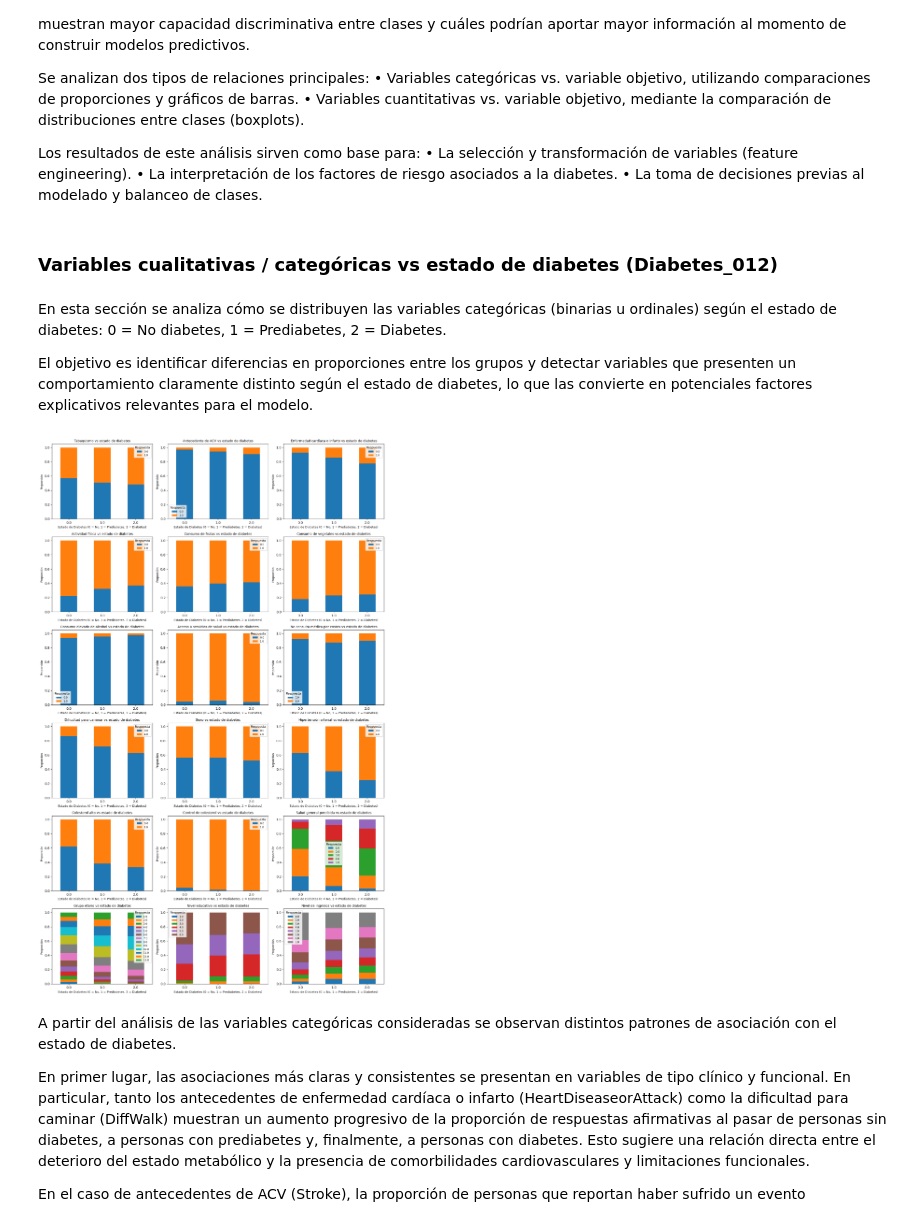
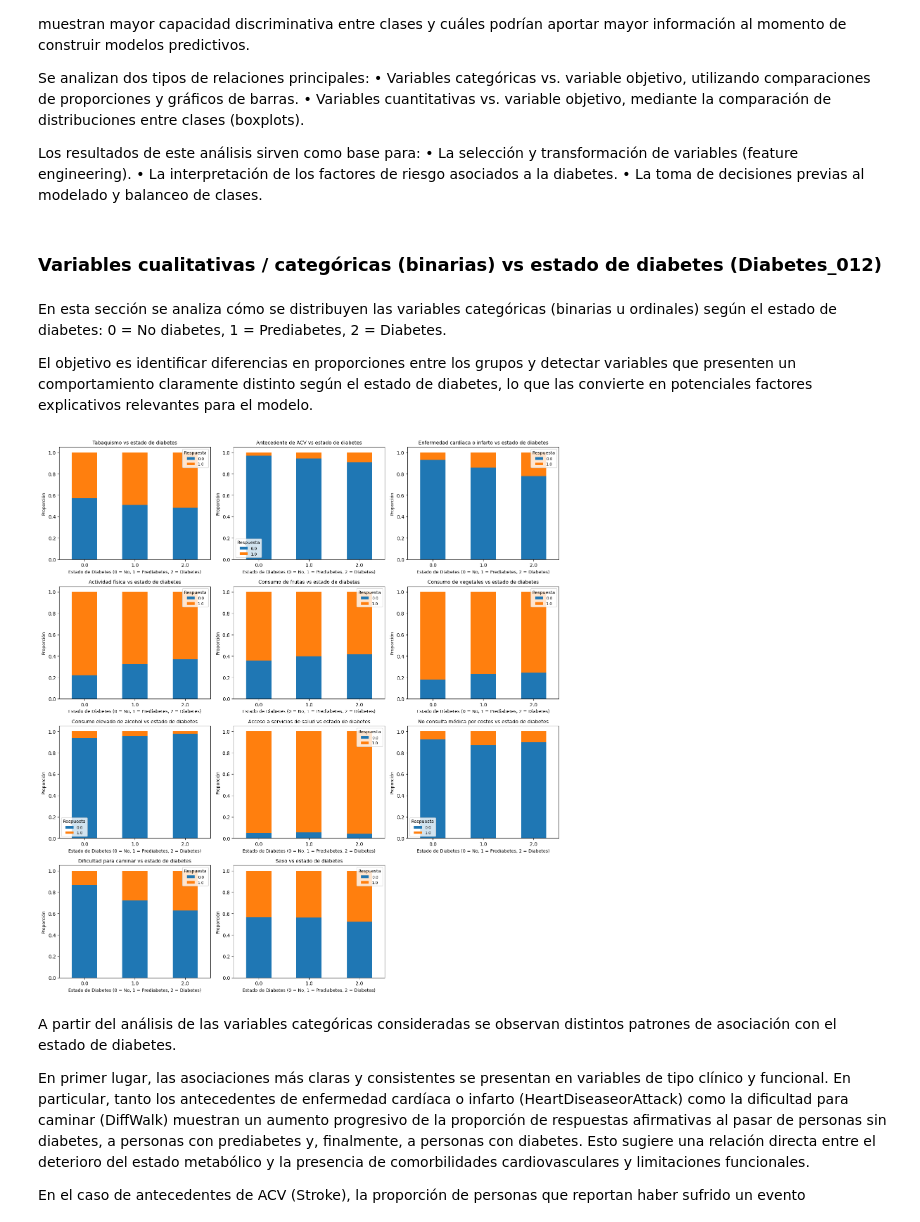
Before and after one commit to sebas-serrano/Diabetes_Health_Indicators, a Jupyter notebook: notebooks/Diabetes_Health_Indicators.ipynb, the cells around one changed output. Drawn from its saved outputs; the diff is of its cells as text; code cells hidden in the pictures.

```diff
--- a/notebooks/Diabetes_Health_Indicators.ipynb
+++ b/notebooks/Diabetes_Health_Indicators.ipynb
@@ -533,7 +533,7 @@ Los resultados de este análisis sirven como base para:
 	•	La interpretación de los factores de riesgo asociados a la diabetes.
 	•	La toma de decisiones previas al modelado y balanceo de clases.
 # %% [markdown]
-### Variables cualitativas / categóricas vs estado de diabetes (Diabetes_012)
+### Variables cualitativas / categóricas (binarias) vs estado de diabetes (Diabetes_012)
 # %% [markdown]
 En esta sección se analiza cómo se distribuyen las variables categóricas (binarias u ordinales) según el estado de diabetes:
 0 = No diabetes, 1 = Prediabetes, 2 = Diabetes.
@@ -544,6 +544,7 @@ import matplotlib.pyplot as plt
 import pandas as pd
 import numpy as np
 
+# Variables categóricas a analizar (11)
 cat_vars = [
     'Smoker',
     'Stroke',
@@ -555,17 +556,10 @@ cat_vars = [
     'AnyHealthcare',
     'NoDocbcCost',
     'DiffWalk',
-    'Sex',
-    # agregadas al final
-    'HighBP',
-    'HighChol',
-    'CholCheck',
-    'GenHlth',
-    'Age',
-    'Education',
-    'Income'
+    'Sex'
 ]
 
+# Diccionario para títulos en español
 titles_es = {
     'Smoker': 'Tabaquismo',
     'Stroke': 'Antecedente de ACV',
@@ -577,48 +571,51 @@ titles_es = {
     'AnyHealthcare': 'Acceso a servicios de salud',
     'NoDocbcCost': 'No consulta médica por costos',
     'DiffWalk': 'Dificultad para caminar',
-    'Sex': 'Sexo',
-    'HighBP': 'Hipertensión arterial',
-    'HighChol': 'Colesterol alto',
-    'CholCheck': 'Control de colesterol',
-    'GenHlth': 'Salud general percibida',
-    'Age': 'Grupo etario',
-    'Education': 'Nivel educativo',
-    'Income': 'Nivel de ingresos'
+    'Sex': 'Sexo'
 }
 
 target = 'Diabetes_012'
 
+# Configuración del grid: 3 gráficos por fila
 n_cols = 3
 n_rows = int(np.ceil(len(cat_vars) / n_cols))
 
 fig, axes = plt.subplots(n_rows, n_cols, figsize=(15, 4 * n_rows))
 axes = axes.flatten()
 
 for i, var in enumerate(cat_vars):
+    # Tabla de proporciones
     prop_table = (
         df_multi
         .groupby(target)[var]
         .value_counts(normalize=True)
         .unstack()
         .fillna(0)
     )
 
-    prop_table.plot(kind='bar', stacked=True, ax=axes[i])
+    prop_table.plot(
+        kind='bar',
+        stacked=True,
+        ax=axes[i]
+    )
 
-    axes[i].set_title(f'{titles_es[var]} vs estado de diabetes', fontsize=10)
+    axes[i].set_title(
+        f'{titles_es[var]} vs estado de diabetes',
+        fontsize=10
+    )
     axes[i].set_xlabel('Estado de Diabetes (0 = No, 1 = Prediabetes, 2 = Diabetes)', fontsize=9)
     axes[i].set_ylabel('Proporción', fontsize=9)
     axes[i].legend(title='Respuesta', fontsize=8, title_fontsize=9)
     axes[i].tick_params(axis='x', rotation=0)
 
+# Eliminar gráficos vacíos
 for j in range(i + 1, len(axes)):
     fig.delaxes(axes[j])
 
 plt.tight_layout()
 plt.show()
 # %% [output]
-[figure, old version]
+[figure, new version]
 # %% [markdown]
 A partir del análisis de las variables categóricas consideradas se observan distintos patrones de asociación con el estado de diabetes.
 
```
Also changed, not shown: parts of 2 cells of this notebook.
